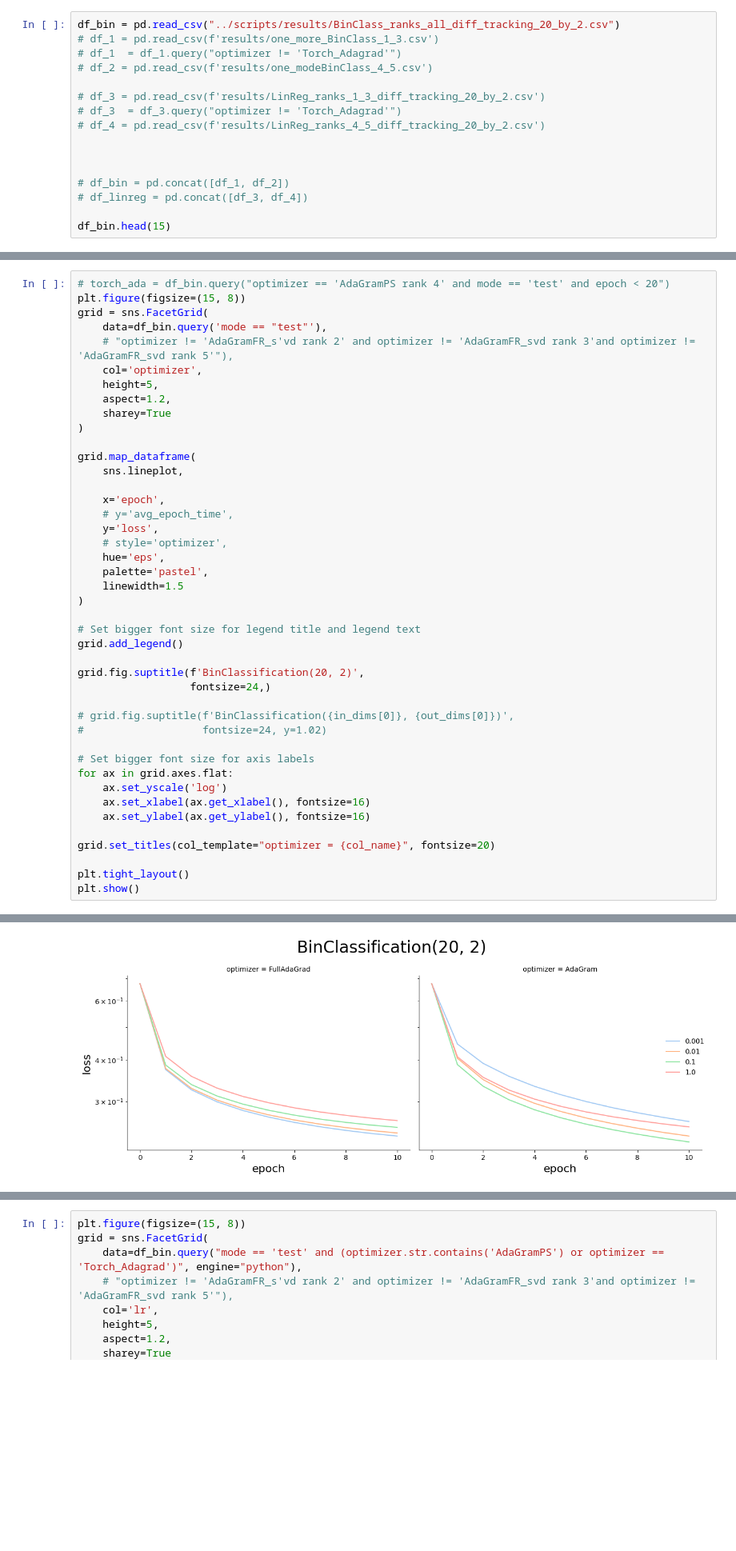
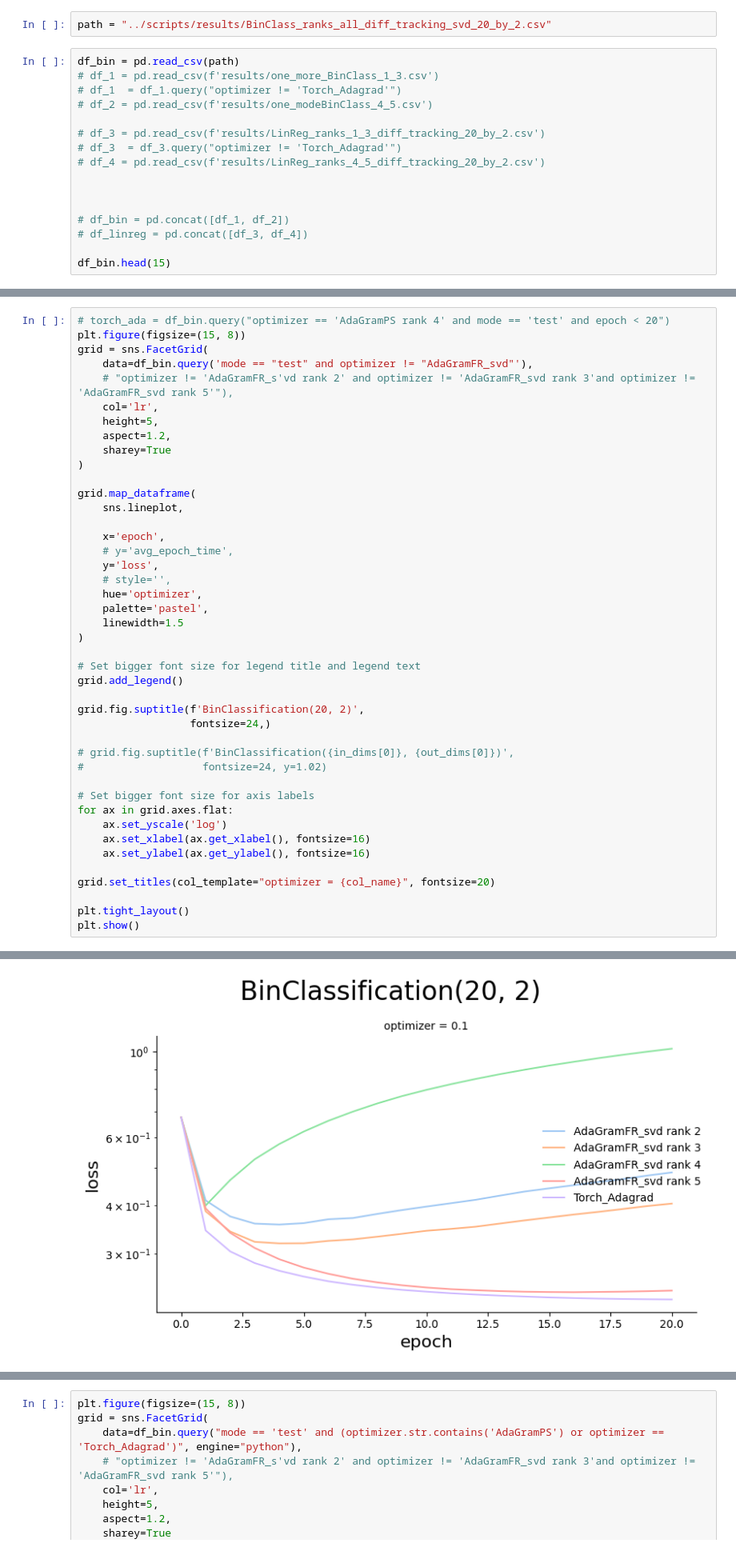
Before and after one commit to tnmtvv/AdaGram, a Jupyter notebook: notebooks/gram_tests.ipynb, the cells around one changed output, grey strips where cells are left out. Shown: that part at 80% size. Cells and saved outputs as stored; diff of their text form; blank space fills up the shorter version.

Commit message:
rank 1 implemented

```diff
--- a/notebooks/gram_tests.ipynb
+++ b/notebooks/gram_tests.ipynb
@@ -522,5 +3,7 @@ C:/Users/tanya/GitHub/AdaGram/notebooks/gradients\BinClass_Vanilla_SGD_lr0.1_epo
+# %%
+path = "../scripts/results/BinClass_ranks_all_diff_tracking_svd_20_by_2.csv"
 # %%
-df_bin = pd.read_csv("../scripts/results/BinClass_ranks_all_diff_tracking_20_by_2.csv")
+df_bin = pd.read_csv(path)
 # df_1 = pd.read_csv(f'results/one_more_BinClass_1_3.csv')
 # df_1  = df_1.query("optimizer != 'Torch_Adagrad'")
 # df_2 = pd.read_csv(f'results/one_modeBinClass_4_5.csv')
@@ -556,9 +39,9 @@ df_bin.head(15)
 # torch_ada = df_bin.query("optimizer == 'AdaGramPS rank 4' and mode == 'test' and epoch < 20")
 plt.figure(figsize=(15, 8))
 grid = sns.FacetGrid(
-    data=df_bin.query('mode == "test"'),
+    data=df_bin.query('mode == "test" and optimizer != "AdaGramFR_svd"'),
     # "optimizer != 'AdaGramFR_s'vd rank 2' and optimizer != 'AdaGramFR_svd rank 3'and optimizer != 'AdaGramFR_svd rank 5'"),
-    col='optimizer',
+    col='lr',
     height=5,
     aspect=1.2,
     sharey=True
@@ -568,33 +51,33 @@ grid.map_dataframe(
     sns.lineplot,
 
     x='epoch',
     # y='avg_epoch_time',
     y='loss',
-    # style='optimizer',
-    hue='eps',
+    # style='',
+    hue='optimizer',
     palette='pastel',
     linewidth=1.5
 )
 
 # Set bigger font size for legend title and legend text
 grid.add_legend()
 
 grid.fig.suptitle(f'BinClassification(20, 2)',
                   fontsize=24,)
 
 # grid.fig.suptitle(f'BinClassification({in_dims[0]}, {out_dims[0]})',
 #                   fontsize=24, y=1.02)
 
 # Set bigger font size for axis labels
 for ax in grid.axes.flat:
     ax.set_yscale('log')
     ax.set_xlabel(ax.get_xlabel(), fontsize=16)
     ax.set_ylabel(ax.get_ylabel(), fontsize=16)
 
 grid.set_titles(col_template="optimizer = {col_name}", fontsize=20)
 
 plt.tight_layout()
 plt.show()
 # %% [output]
 <Figure size 1500x800 with 0 Axes>
-[figure, old version]
+[figure, new version]
```
Also changed, not shown: parts of 30 cells of this notebook, 15 other files.
